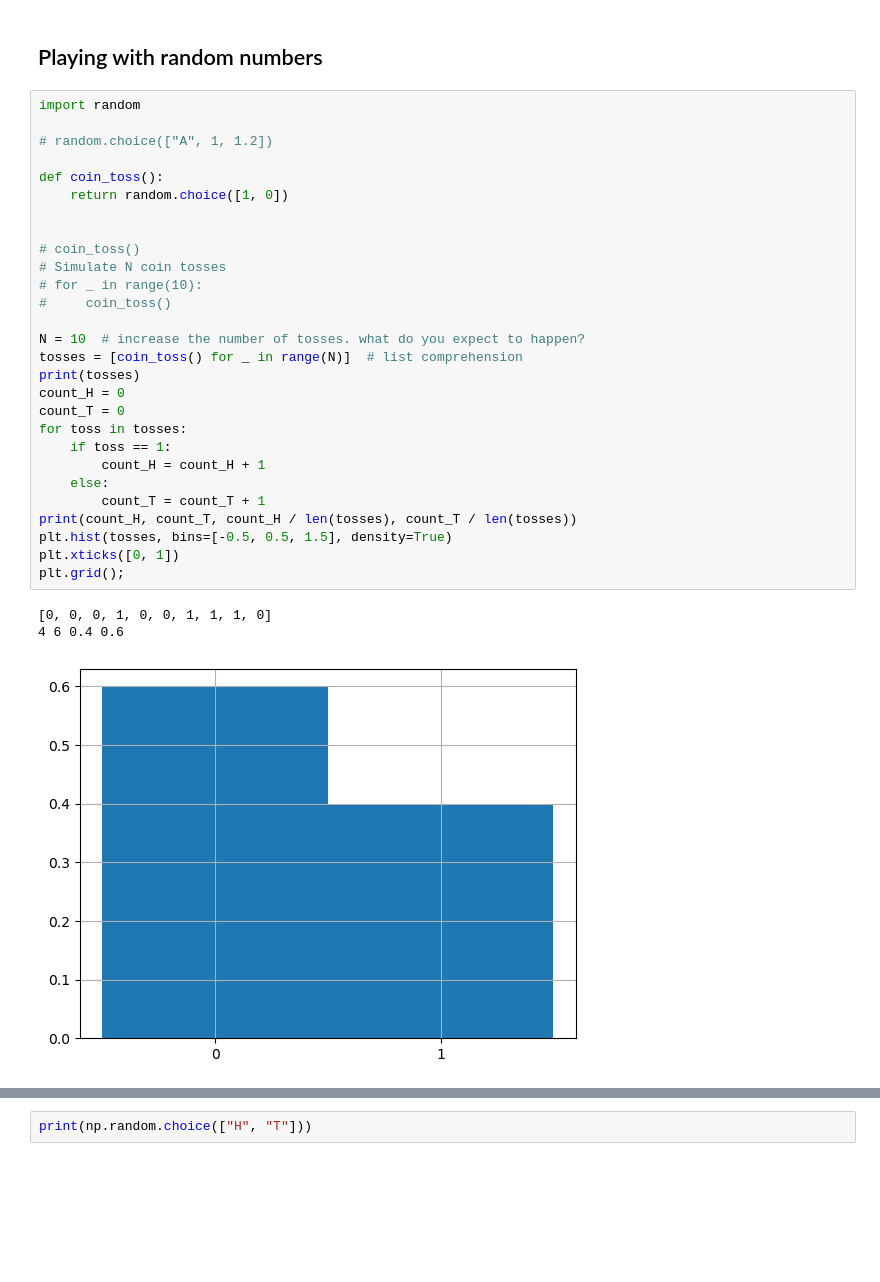
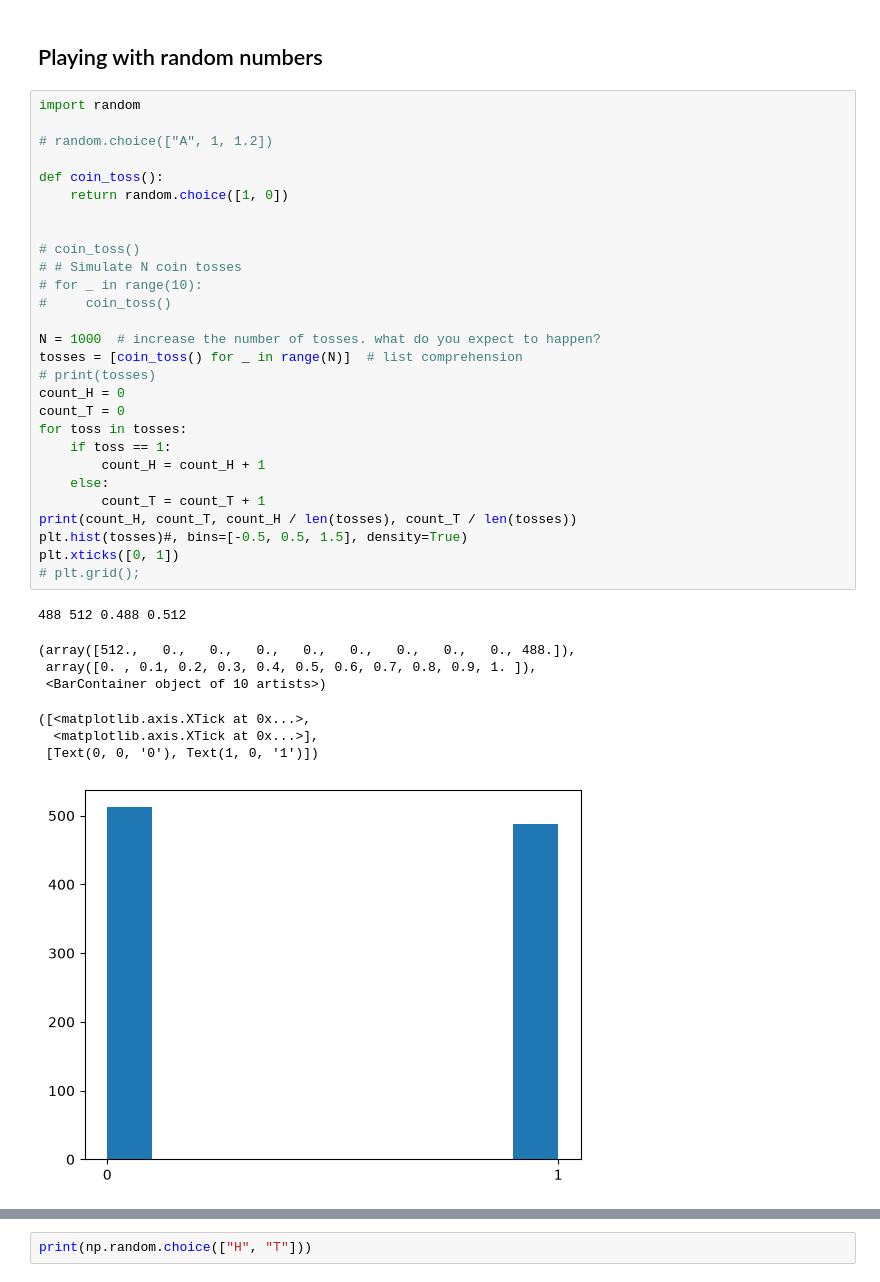
Before and after one commit to arghyadutta/intro-python-r, a Jupyter notebook: 10-basic-statistics.ipynb, the cells around one changed output, grey strips where cells are left out. Drawn from its saved outputs; the diff is of its cells as text; blank space fills up the shorter version.

```diff
--- a/10-basic-statistics.ipynb
+++ b/10-basic-statistics.ipynb
@@ -47,32 +48,37 @@ pass;
 # %%
 import random
 
 # random.choice(["A", 1, 1.2])
 
 def coin_toss():
     return random.choice([1, 0])
 
 
 # coin_toss()
-# Simulate N coin tosses
+# # Simulate N coin tosses
 # for _ in range(10):
 #     coin_toss()
 
-N = 10  # increase the number of tosses. what do you expect to happen?
+N = 1000  # increase the number of tosses. what do you expect to happen?
 tosses = [coin_toss() for _ in range(N)]  # list comprehension
-print(tosses)
+# print(tosses)
 count_H = 0
 count_T = 0
 for toss in tosses:
     if toss == 1:
         count_H = count_H + 1
     else:
         count_T = count_T + 1
 print(count_H, count_T, count_H / len(tosses), count_T / len(tosses))
-plt.hist(tosses, bins=[-0.5, 0.5, 1.5], density=True)
+plt.hist(tosses)#, bins=[-0.5, 0.5, 1.5], density=True)
 plt.xticks([0, 1])
-plt.grid();
+# plt.grid();
 # %% [output]
-[0, 0, 0, 1, 0, 0, 1, 1, 1, 0]
-4 6 0.4 0.6
+488 512 0.488 0.512
+(array([512.,   0.,   0.,   0.,   0.,   0.,   0.,   0.,   0., 488.]),
+ array([0. , 0.1, 0.2, 0.3, 0.4, 0.5, 0.6, 0.7, 0.8, 0.9, 1. ]),
+ <BarContainer object of 10 artists>)
+([<matplotlib.axis.XTick at 0x...>,
+  <matplotlib.axis.XTick at 0x...>],
+ [Text(0, 0, '0'), Text(1, 0, '1')])
-[figure, old version]
+[figure, new version]
```
Also changed, not shown: parts of 6 cells of this notebook, 5 other files.
